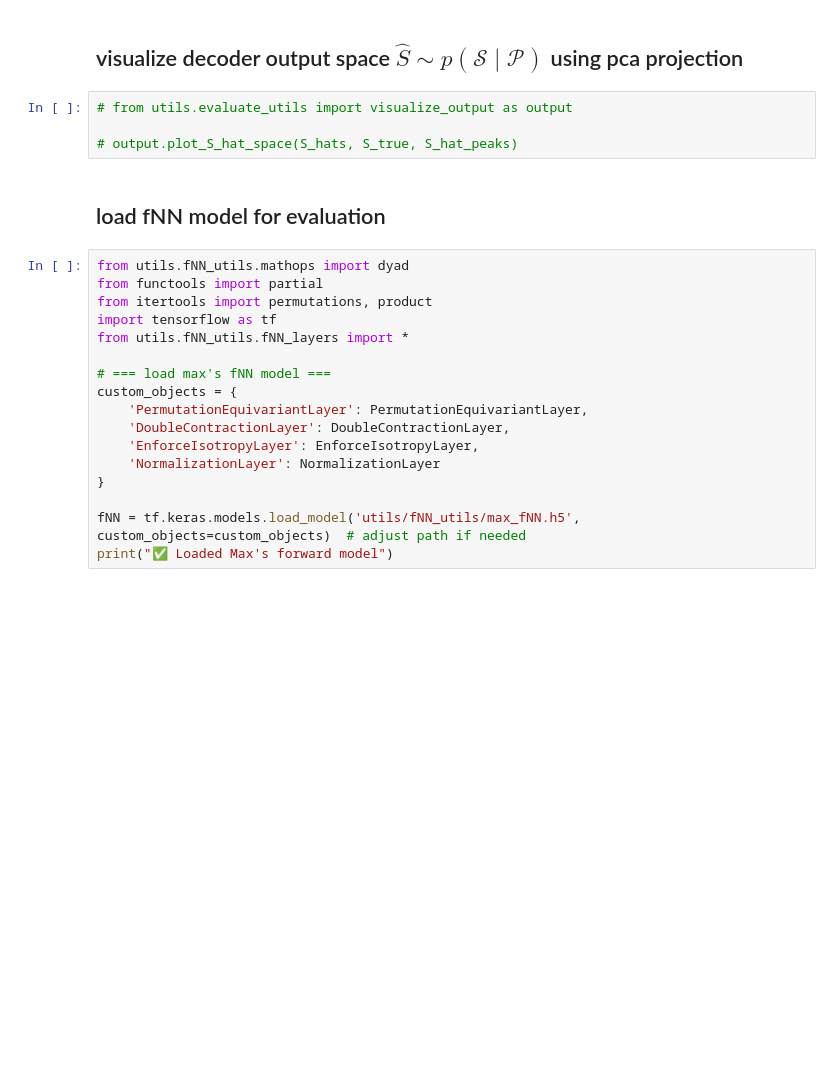
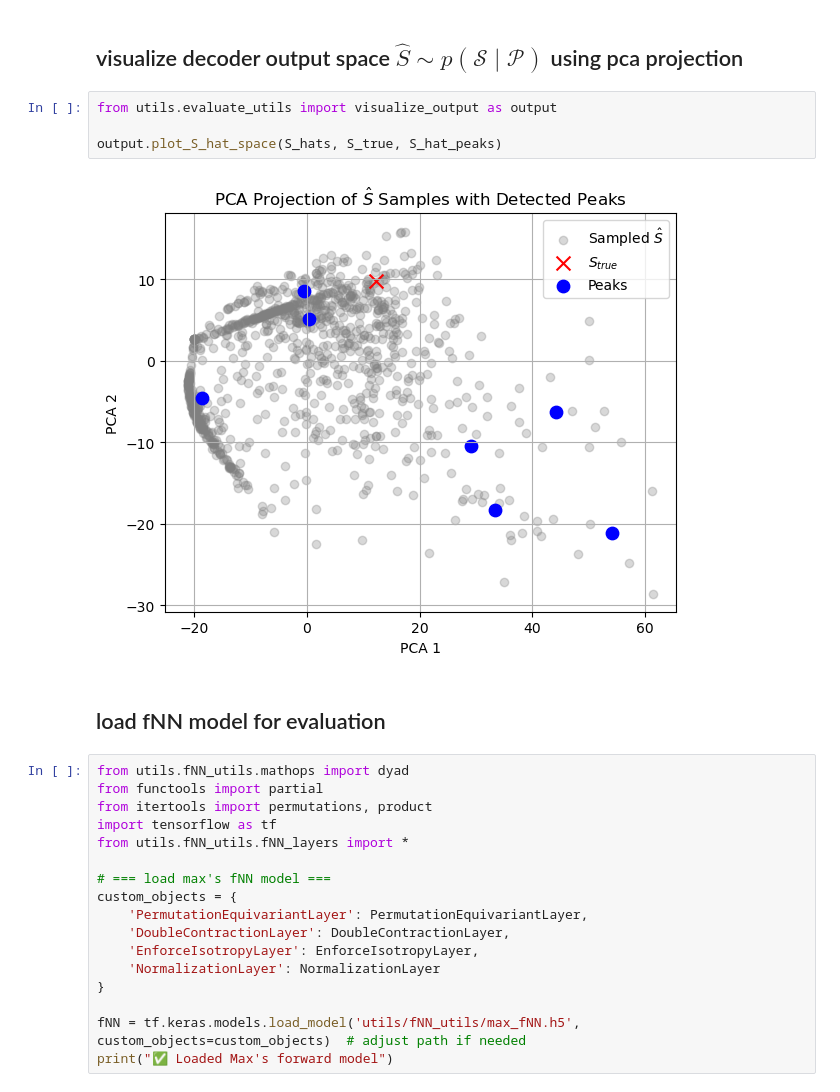
Before and after one commit to ellielin23/inverse_design_spinodoids, a Jupyter notebook: spinodoid_cvae/evaluate.ipynb, the cells around one changed output. Saved outputs shown, nothing was run; the diff lists cells and outputs as text; blank space fills up the shorter version.

```diff
--- a/spinodoid_cvae/evaluate.ipynb
+++ b/spinodoid_cvae/evaluate.ipynb
@@ -144,9 +169,11 @@ Bandwidth 20.0: Found 1 peak(s)
 # %% [markdown]
 ## visualize decoder output space $\hat{S} \sim p(\mathcal{S} \mid \mathcal{P})$ using pca projection
 # %%
-# from utils.evaluate_utils import visualize_output as output
+from utils.evaluate_utils import visualize_output as output
 
-# output.plot_S_hat_space(S_hats, S_true, S_hat_peaks)
+output.plot_S_hat_space(S_hats, S_true, S_hat_peaks)
+# %% [output]
+[figure, added]
 # %% [markdown]
 ## load fNN model for evaluation
 # %%
```
Also changed, not shown: parts of 6 cells of this notebook, 10 other files.
